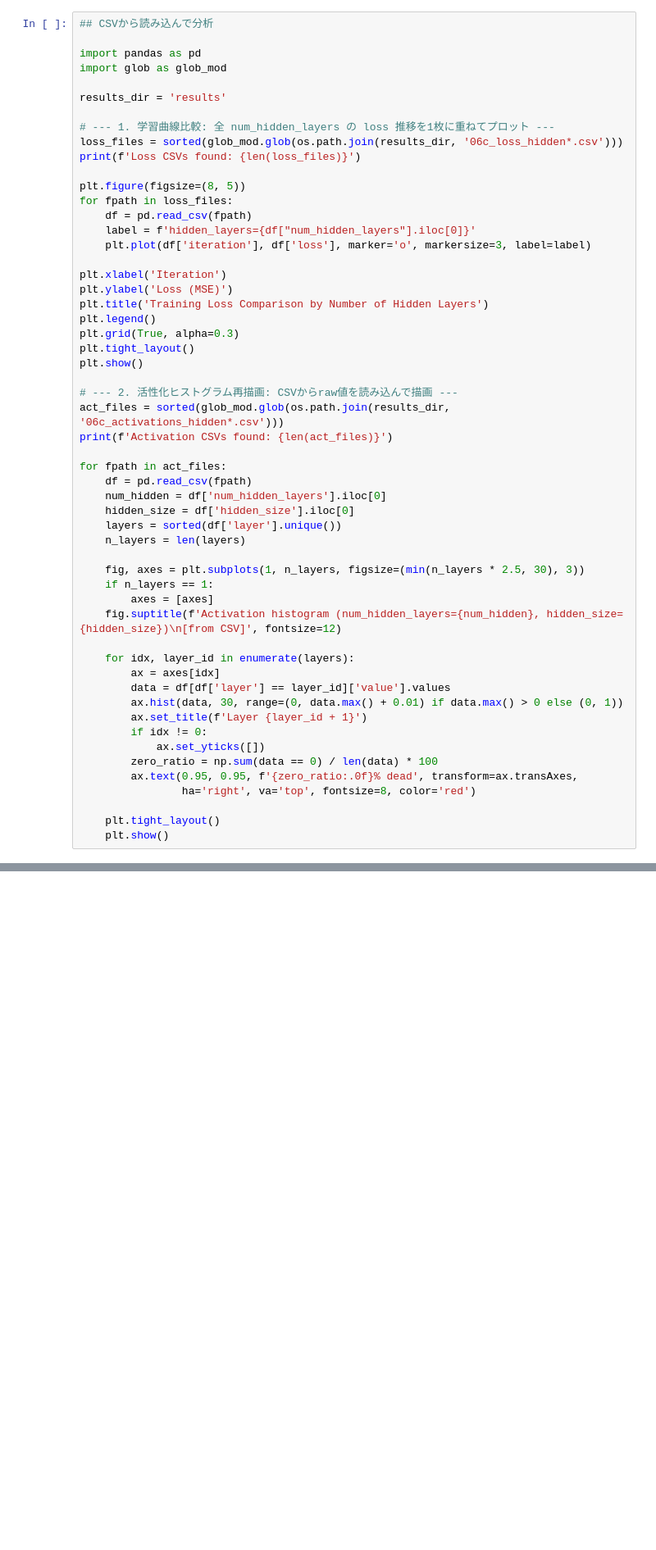
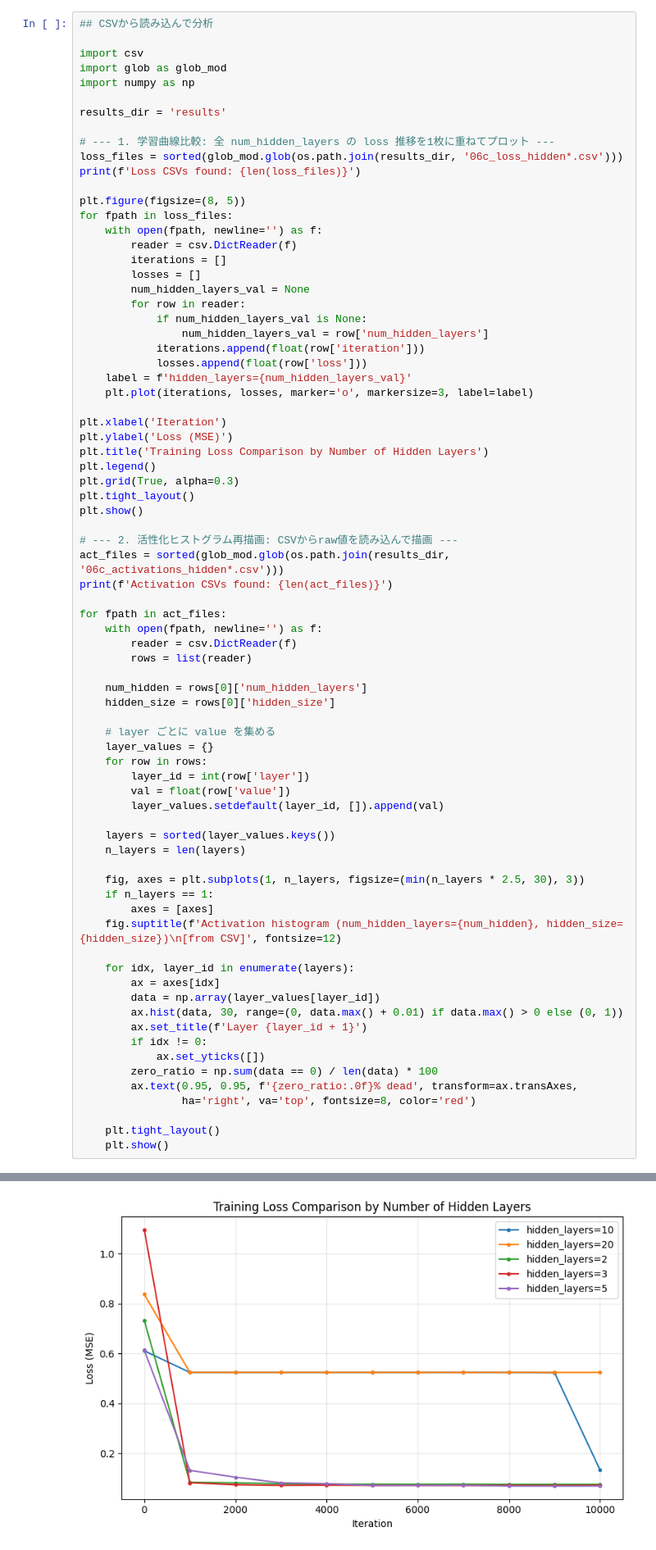
Before and after one commit to kyoropppp/2606_zero5, a Jupyter notebook: deep-learning-from-scratch-5/notebooks/06c_vanishing_gradients.ipynb, the cells around one changed output, grey strips where cells are left out. Shown at 82% size. Saved outputs shown, nothing was run; the diff lists cells and outputs as text; blank space fills up the shorter version.

Commit message:
nb06c: fix visualization

```diff
--- a/deep-learning-from-scratch-5/notebooks/06c_vanishing_gradients.ipynb
+++ b/deep-learning-from-scratch-5/notebooks/06c_vanishing_gradients.ipynb
@@ -165,8 +232,9 @@ for num_hidden in [2, 20]:
 # %%
 ## CSVから読み込んで分析
 
-import pandas as pd
+import csv
 import glob as glob_mod
+import numpy as np
 
 results_dir = 'results'
 
@@ -176,9 +244,18 @@ print(f'Loss CSVs found: {len(loss_files)}')
 
 plt.figure(figsize=(8, 5))
 for fpath in loss_files:
-    df = pd.read_csv(fpath)
-    label = f'hidden_layers={df["num_hidden_layers"].iloc[0]}'
-    plt.plot(df['iteration'], df['loss'], marker='o', markersize=3, label=label)
+    with open(fpath, newline='') as f:
+        reader = csv.DictReader(f)
+        iterations = []
+        losses = []
+        num_hidden_layers_val = None
+        for row in reader:
+            if num_hidden_layers_val is None:
+                num_hidden_layers_val = row['num_hidden_layers']
+            iterations.append(float(row['iteration']))
+            losses.append(float(row['loss']))
+    label = f'hidden_layers={num_hidden_layers_val}'
+    plt.plot(iterations, losses, marker='o', markersize=3, label=label)
 
 plt.xlabel('Iteration')
 plt.ylabel('Loss (MSE)')
@@ -193,10 +270,21 @@ act_files = sorted(glob_mod.glob(os.path.join(results_dir, '06c_activations_hidd
 print(f'Activation CSVs found: {len(act_files)}')
 
 for fpath in act_files:
-    df = pd.read_csv(fpath)
-    num_hidden = df['num_hidden_layers'].iloc[0]
-    hidden_size = df['hidden_size'].iloc[0]
-    layers = sorted(df['layer'].unique())
+    with open(fpath, newline='') as f:
+        reader = csv.DictReader(f)
+        rows = list(reader)
+
+    num_hidden = rows[0]['num_hidden_layers']
+    hidden_size = rows[0]['hidden_size']
+
+    # layer ごとに value を集める
+    layer_values = {}
+    for row in rows:
+        layer_id = int(row['layer'])
+        val = float(row['value'])
+        layer_values.setdefault(layer_id, []).append(val)
+
+    layers = sorted(layer_values.keys())
     n_layers = len(layers)
 
     fig, axes = plt.subplots(1, n_layers, figsize=(min(n_layers * 2.5, 30), 3))
@@ -206,7 +294,7 @@ for fpath in act_files:
 
     for idx, layer_id in enumerate(layers):
         ax = axes[idx]
-        data = df[df['layer'] == layer_id]['value'].values
+        data = np.array(layer_values[layer_id])
         ax.hist(data, 30, range=(0, data.max() + 0.01) if data.max() > 0 else (0, 1))
         ax.set_title(f'Layer {layer_id + 1}')
         if idx != 0:
@@ -217,3 +305,4 @@ for fpath in act_files:
 
     plt.tight_layout()
     plt.show()
+# %% [output]
@@ -219,0 +310 @@ for fpath in act_files:
+[figure, added]
```
Also changed, not shown: parts of 3 cells of this notebook.
